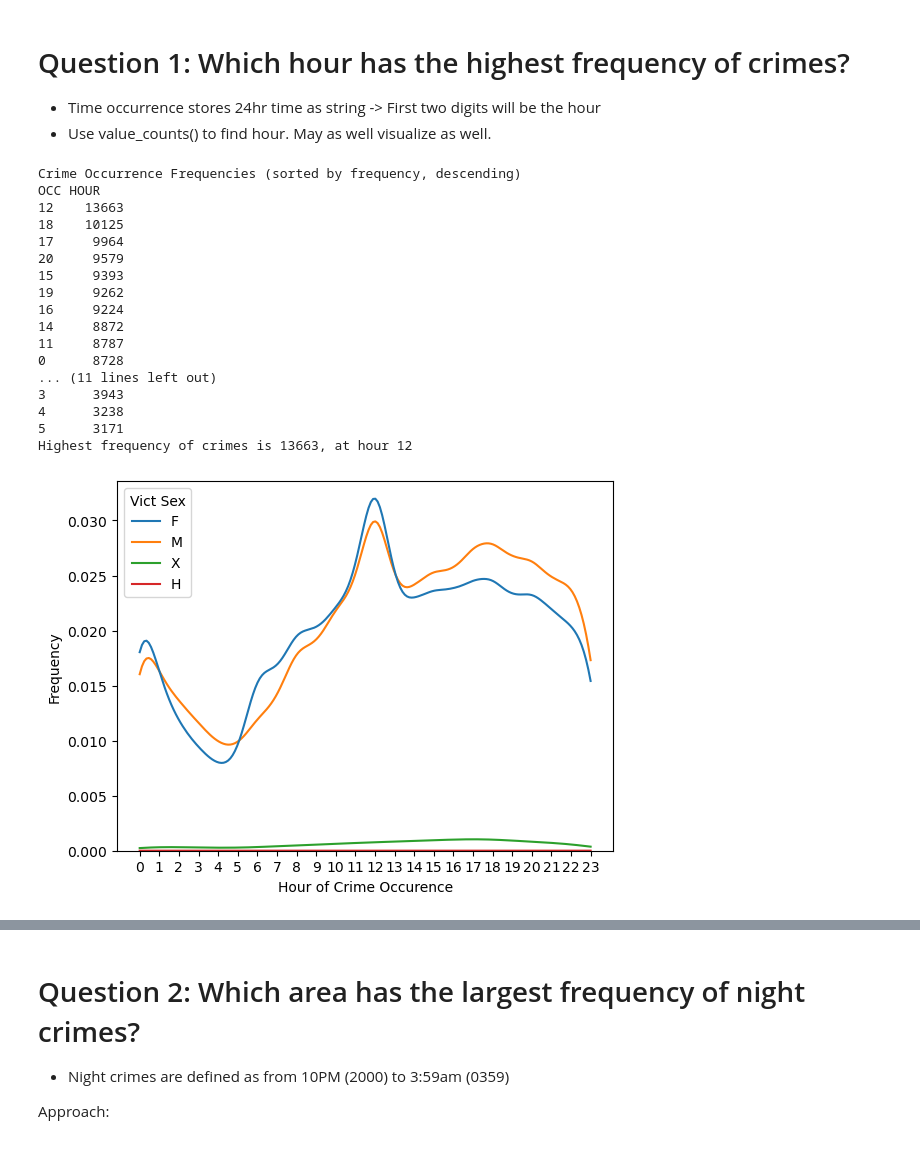
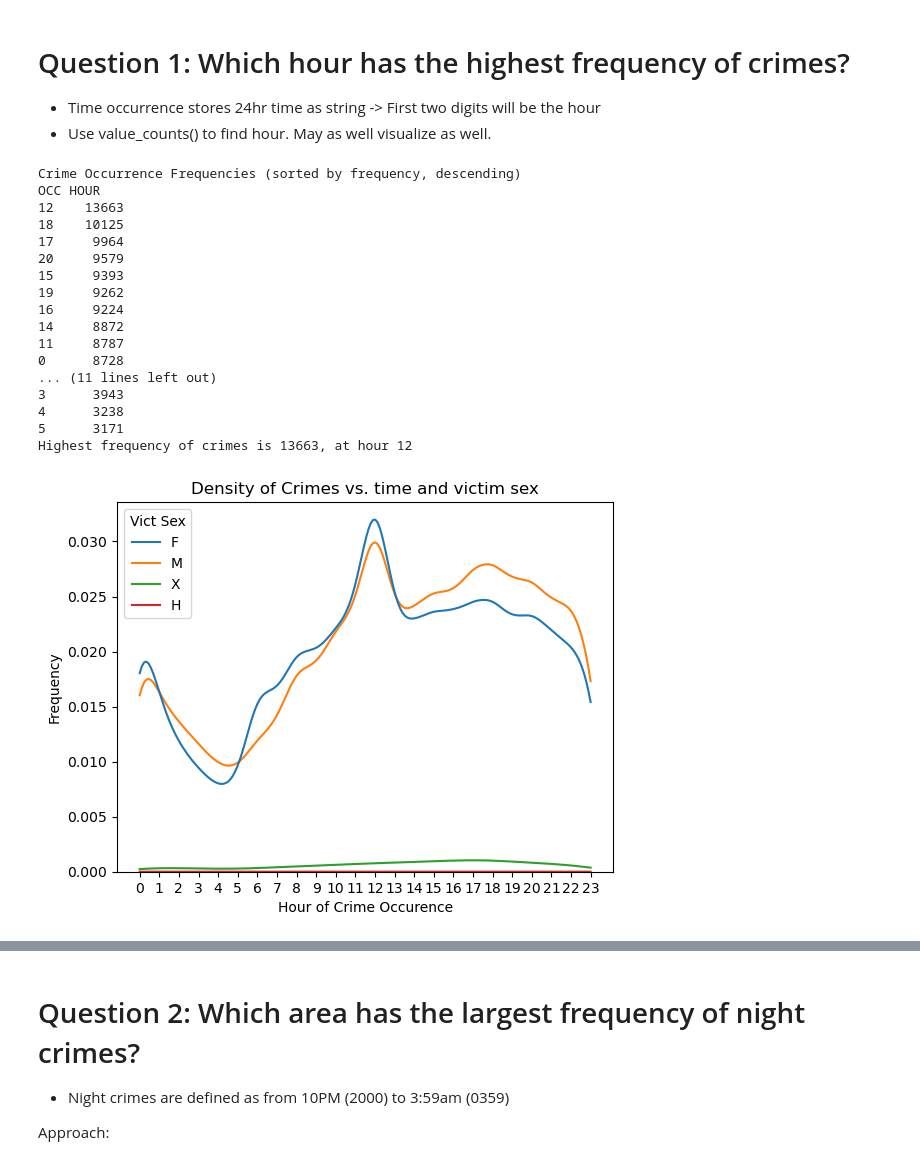
Before and after one commit to LucasFinney/data-portfolio, a Jupyter notebook: Projects/Analyzing Crime in Los Angeles/crime_in_LA.ipynb, the cells around one changed output, grey strips where cells are left out. Saved outputs shown, nothing was run; the diff lists cells and outputs as text; code cells hidden in the pictures.

Commit message:
Added titles to frequency plots

```diff
--- a/Projects/Analyzing Crime in Los Angeles/crime_in_LA.ipynb
+++ b/Projects/Analyzing Crime in Los Angeles/crime_in_LA.ipynb
@@ -50,37 +50,39 @@ print(max_occ_info,"\n")
 # Show a KDE Plot for breakdown by hour and Vict Sex
 sns.kdeplot(data=crimes, x="OCC HOUR", hue="Vict Sex", cut=0)
 plt.xticks(range(24))
+plt.title("Density of Crimes vs. time and victim sex")
 plt.xlabel("Hour of Crime Occurence")
 plt.ylabel("Frequency")
 plt.show()
 
 # Show a countplot for overall frequency
 annot_text = f"Maximum value: {max_freq} \n at hour {max_hour}"
 ax = sns.countplot(data=crimes, x="OCC HOUR")
 ax.annotate(annot_text, xy=(12,max_freq),xytext=(3,12000),arrowprops={"arrowstyle":"->"})
 plt.xticks(range(24))
+plt.title("Count of Reported Crimes vs. Time")
 plt.xlabel("Hour of Crime Occurence")
 plt.ylabel("Frequency")
 plt.show()
 
 # Assign value to appropriate variable as requested
 peak_crime_hour = max_hour
 # %% [output]
 Crime Occurrence Frequencies (sorted by frequency, descending)
 OCC HOUR
 12    13663
 18    10125
 17     9964
 20     9579
 15     9393
 19     9262
 16     9224
 14     8872
 11     8787
 0      8728
 ... (11 lines left out)
 3      3943
 4      3238
 5      3171
 Highest frequency of crimes is 13663, at hour 12
-[figure, old version]
+[figure, new version]
```
Also changed, not shown: parts of 1 cell of this notebook, 2 other files.
